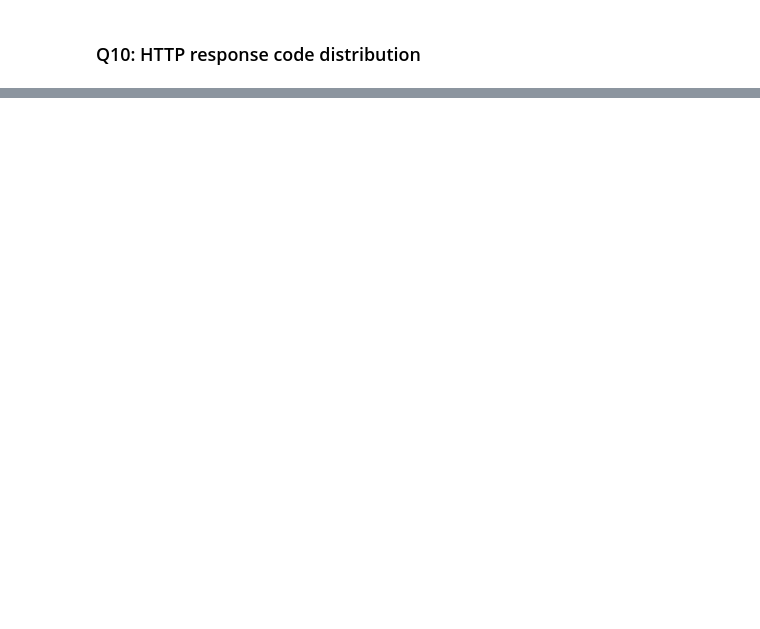
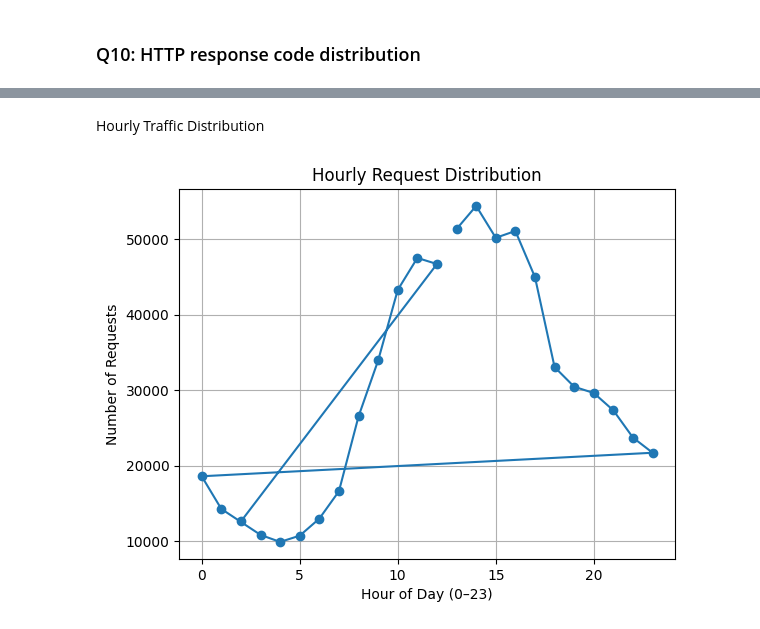
Before and after one commit to rano667/Web-Server-Log-Analysis, a Jupyter notebook: analysis.ipynb, the cells around one changed output, grey strips where cells are left out. Cells and saved outputs as stored; diff of their text form; code cells hidden in the pictures; blank space fills up the shorter version.

Commit message:
added Analysis of the Calgary HTTP dataset.

```diff
--- a/analysis.ipynb
+++ b/analysis.ipynb
@@ -14,0 +28,14 @@ This assessment involves analyzing the Calgary HTTP dataset, which contains appr
+# %%
+line = 'local - - [24/Oct/1994:13:41:41 -0600] "GET index.html HTTP/1.0" 200 150'
+
+match = pattern.match(line)
+
+if match:
+    host, timestamp, method, filename, status, bytes_ = match.groups()
+
+    print(host)
+    print(timestamp)
+    print(method)
+    print(filename)
+    print(status)
+    print(bytes_)
@@ -14,0 +51,3 @@ This assessment involves analyzing the Calgary HTTP dataset, which contains appr
+# %%
+dt = datetime.strptime(timestamp, "%d/%b/%Y:%H:%M:%S %z")
+print(dt)
@@ -15,2 +64,8 @@ This assessment involves analyzing the Calgary HTTP dataset, which contains appr
 # %%
-# You can write your code here for data loading, cleaning, and exploration. Add cells as necessary.
+with gzip.open("/content/calgary_access_log.gz", "rt", encoding='latin-1') as f:
+    for line in f:
+        match = pattern.match(line)
+        if not match:
+            continue
+
+        host, timestamp, method, filename, status, bytes_ = match.groups()
@@ -210,7 +359,7 @@ def hourly_request_distribution() -> dict[int, int]:
 
     # TODO: Implement logic for hourly distribution
 
-    return {}  # Placeholder return
+    return dict(hour_counter)
 
 
 answer8 = hourly_request_distribution()
@@ -264,0 +513,18 @@ print(answer10)
+# %% [markdown]
+Hourly Traffic Distribution
+# %%
+import matplotlib.pyplot as plt
+
+hours = list(answer8.keys())
+requests = list(answer8.values())
+
+plt.figure()
+plt.plot(hours, requests, marker='o')
+plt.title("Hourly Request Distribution")
+plt.xlabel("Hour of Day (0–23)")
+plt.ylabel("Number of Requests")
+plt.grid()
+
+plt.show()
+# %% [output]
+[figure, added]
```
Also changed, not shown: parts of 35 cells of this notebook.
